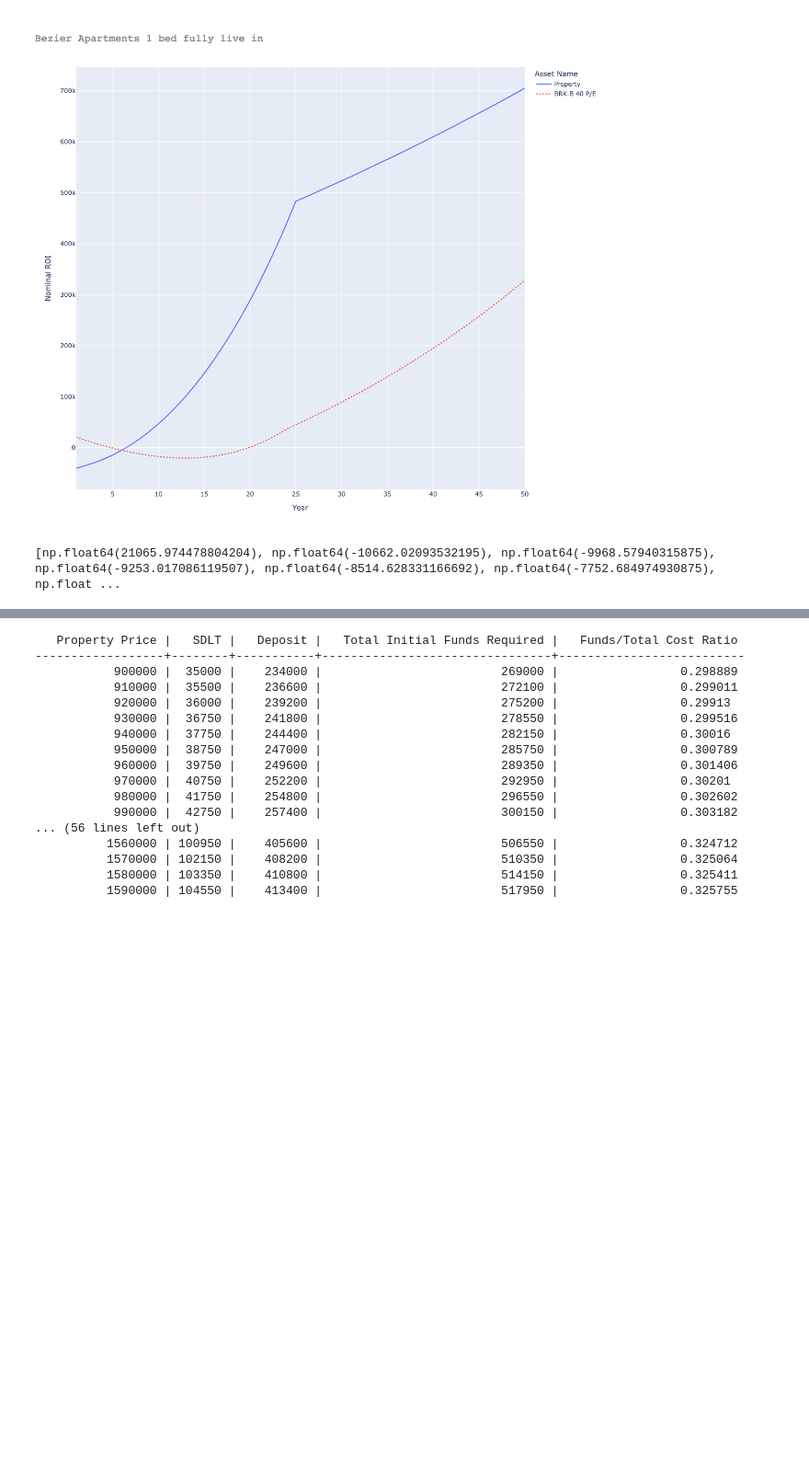
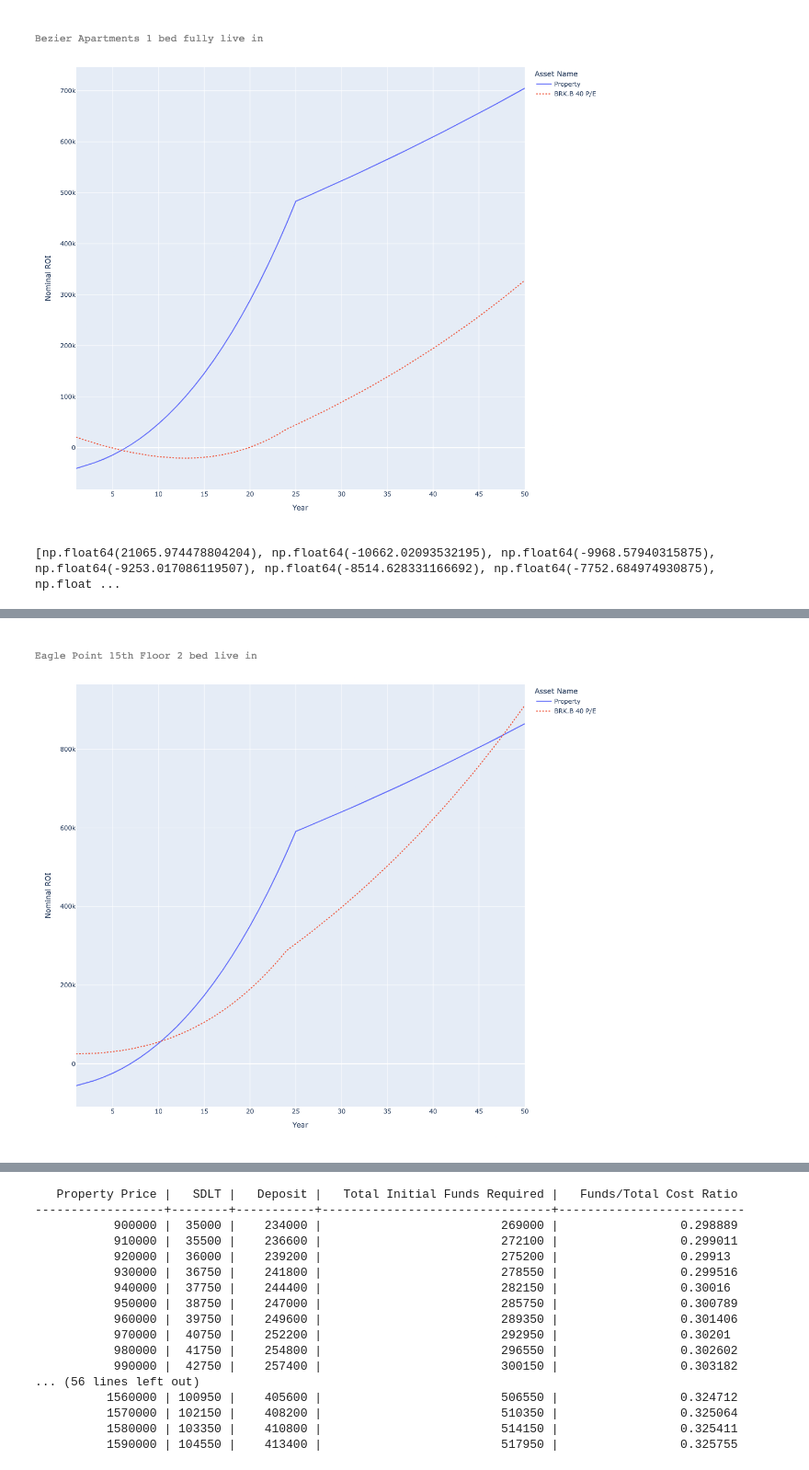
Before and after one commit to PulfordJ/assetreturns, a Jupyter notebook: notepad.ipynb, the cells around one changed output, grey strips where cells are left out. Shown at 92% size. Drawn from its saved outputs; the diff is of its cells as text; code cells hidden in the pictures; blank space fills up the shorter version.

```diff
--- a/notepad.ipynb
+++ b/notepad.ipynb
@@ -3,7 +3,7 @@ from assetreturns import generateLeaseholdPropertyForecast, mortgageFactory, Tax
 import pandas as pd
 import numpy as np
 from tabulate import tabulate
-import altair as alt
+import plotly.express as px
 
 if __name__ == "__main__":
     ltv_percentage = 0.75
@@ -152,7 +152,6 @@ if __name__ == "__main__":
         return headers, table, graph_source
     (headers, table, graph_source) = generateHeaderTableAndGraphSource()
     print(tabulate(table, headers, tablefmt="presto"))
-    alt.renderers.enable('html')
 
 stock_price_to_earnings = 35
 #stock_price_to_earnings = 80
@@ -172,8 +171,6 @@ del asset_dictionary["Heron - Studio"]
 # TODO model typical stocks, BRK.A / Index funds?
 # TODO would be nice to know what what interest rate a given property becomes not worth it.
 # Double check profit and loss maths are correct
-# alt.Chart(graph_source).mark_line().encode(x='Year', y='Nominal ROI', color='Asset Name', strokeDash='Asset Name').properties(width=700, height=700)
-# alt.Chart(graph_source[graph_source["Asset Name"] == "10% Interest World Property"]).mark_line().encode(x='Year', y='Nominal ROI', color='Asset Name', strokeDash='Asset Name')
 # %% [output]
  Asset Name                     |   Initial Equity Cost |   Nominal ROI |   % ROI |   % ROI Year on Year |   Nominal Profit
 --------------------------------+-----------------------+---------------+---------+----------------------+------------------
@@ -304,8 +301,23 @@ for year in range(2, 25):
 print(yearly_principle_repayments)
 asset_dictionary["BRK.B 40 P/E"] = HLStock(opportunity_cost_property.property_value*.25, stock_price_to_earnings, yearly_principle_repayments)
 (headers, table, graph_source) = generateHeaderTableAndGraphSource()
-alt.Chart(graph_source).mark_line().encode(x='Year', y='Nominal ROI', color='Asset Name', strokeDash='Asset Name'
-    ).properties(width=1000, height=1000, title=f'Eagle Point 15th Floor 2 bed live in'
-    ).configure_title(fontSize=20, font='Courier', anchor='start', color='gray')
+
+fig = px.line(graph_source,
+              x='Year',
+              y='Nominal ROI',
+              color='Asset Name',
+              line_dash='Asset Name',
+              title='Eagle Point 15th Floor 2 bed live in',
+              width=1000,
+              height=1000)
+
+fig.update_layout(
+    title_font_size=20,
+    title_font_family='Courier',
+    title_font_color='gray',
+    title_x=0
+)
+
+fig.show()
 # %% [output]
 [np.float64(21065.974478804204), np.float64(-10662.02093532195), np.float64(-9968.57940315875), np.float64(-9253.017086119507), np.float64(-8514.628331166692), np.float64(-7752.684974930875), np.float ...
@@ -313,3 +324,4 @@ alt.Chart(graph_source).mark_line().encode(x='Year', y='Nominal ROI', color='Ass
+[figure, added]
 # %%
 # Even here I'd have to live in the property for 4 years for buying it to make sense vs renting it
 property_price = 1050000
```
Also changed, not shown: parts of 10 cells of this notebook.
